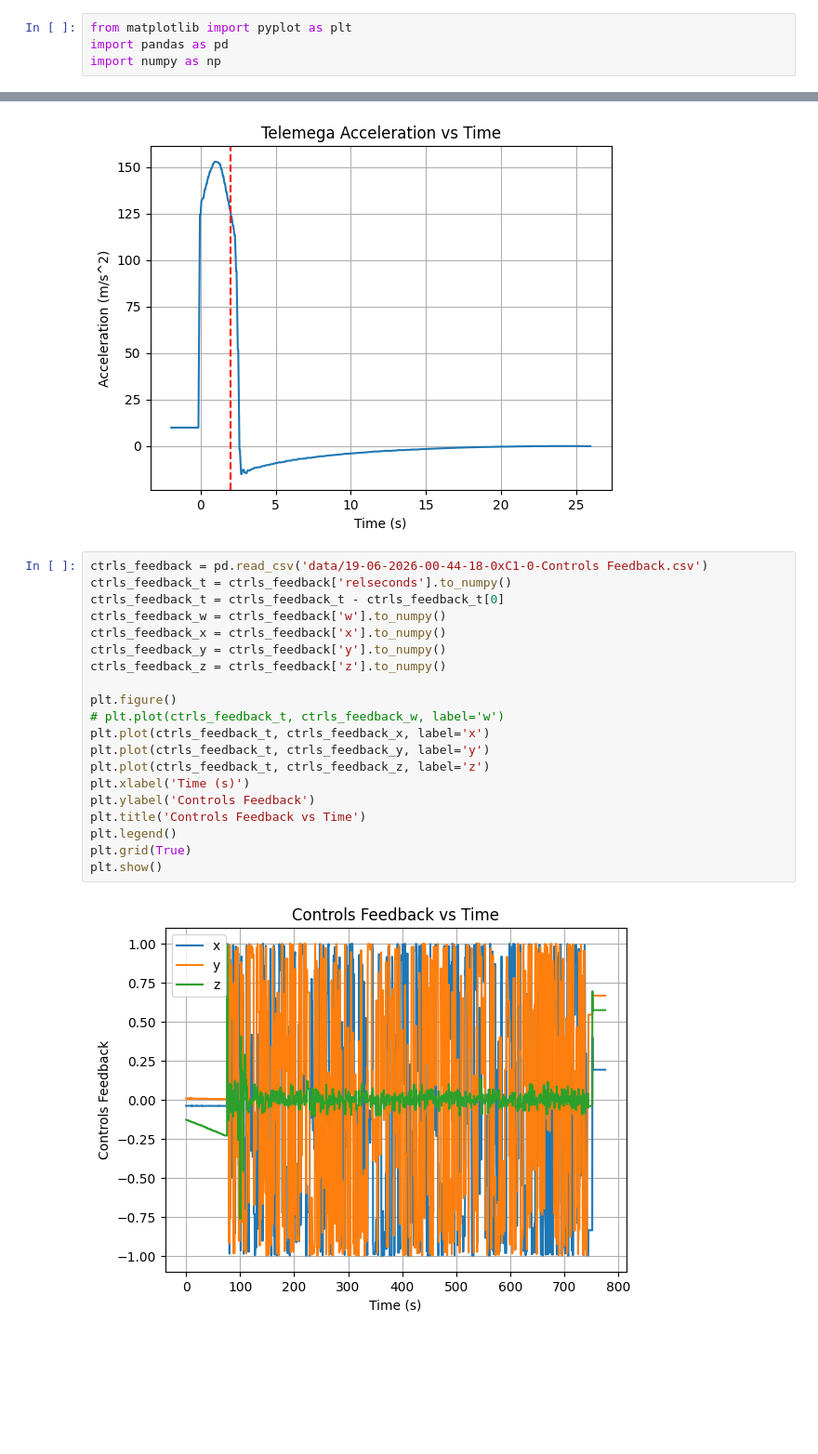
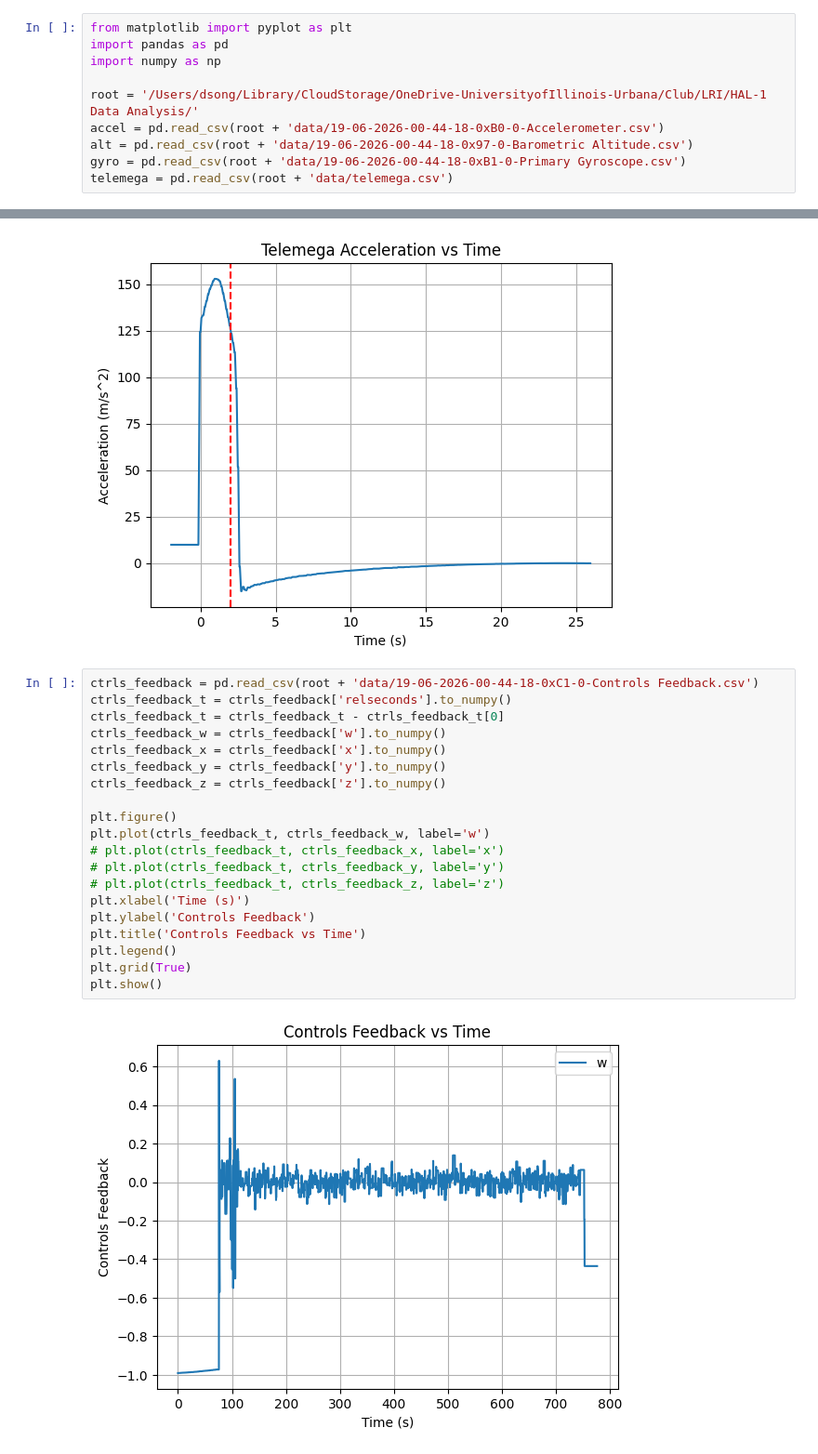
Before and after one commit to dssong2/HAL-1-Data-Analysis, a Jupyter notebook: analysis/dan_analysis.ipynb, the cells around one changed output, grey strips where cells are left out. Shown at 93% size. Saved outputs shown, nothing was run; the diff lists cells and outputs as text; blank space fills up the shorter version.

```diff
--- a/analysis/dan_analysis.ipynb
+++ b/analysis/dan_analysis.ipynb
@@ -2,3 +2,9 @@
 from matplotlib import pyplot as plt
 import pandas as pd
 import numpy as np
+
+root = '/Users/dsong/Library/CloudStorage/OneDrive-UniversityofIllinois-Urbana/Club/LRI/HAL-1 Data Analysis/'
+accel = pd.read_csv(root + 'data/19-06-2026-00-44-18-0xB0-0-Accelerometer.csv')
+alt = pd.read_csv(root + 'data/19-06-2026-00-44-18-0x97-0-Barometric Altitude.csv')
+gyro = pd.read_csv(root + 'data/19-06-2026-00-44-18-0xB1-0-Primary Gyroscope.csv')
+telemega = pd.read_csv(root + 'data/telemega.csv')
@@ -59,24 +190,24 @@ plt.show()
 # %% [output]
 [figure]
 # %%
-ctrls_feedback = pd.read_csv('data/19-06-2026-00-44-18-0xC1-0-Controls Feedback.csv')
+ctrls_feedback = pd.read_csv(root + 'data/19-06-2026-00-44-18-0xC1-0-Controls Feedback.csv')
 ctrls_feedback_t = ctrls_feedback['relseconds'].to_numpy()
 ctrls_feedback_t = ctrls_feedback_t - ctrls_feedback_t[0]
 ctrls_feedback_w = ctrls_feedback['w'].to_numpy()
 ctrls_feedback_x = ctrls_feedback['x'].to_numpy()
 ctrls_feedback_y = ctrls_feedback['y'].to_numpy()
 ctrls_feedback_z = ctrls_feedback['z'].to_numpy()
 
 plt.figure()
-# plt.plot(ctrls_feedback_t, ctrls_feedback_w, label='w')
-plt.plot(ctrls_feedback_t, ctrls_feedback_x, label='x')
-plt.plot(ctrls_feedback_t, ctrls_feedback_y, label='y')
-plt.plot(ctrls_feedback_t, ctrls_feedback_z, label='z')
+plt.plot(ctrls_feedback_t, ctrls_feedback_w, label='w')
+# plt.plot(ctrls_feedback_t, ctrls_feedback_x, label='x')
+# plt.plot(ctrls_feedback_t, ctrls_feedback_y, label='y')
+# plt.plot(ctrls_feedback_t, ctrls_feedback_z, label='z')
 plt.xlabel('Time (s)')
 plt.ylabel('Controls Feedback')
 plt.title('Controls Feedback vs Time')
 plt.legend()
 plt.grid(True)
 plt.show()
 # %% [output]
-[figure, old version]
+[figure, new version]
```
Also changed, not shown: parts of 9 cells of this notebook, 1 other file.
